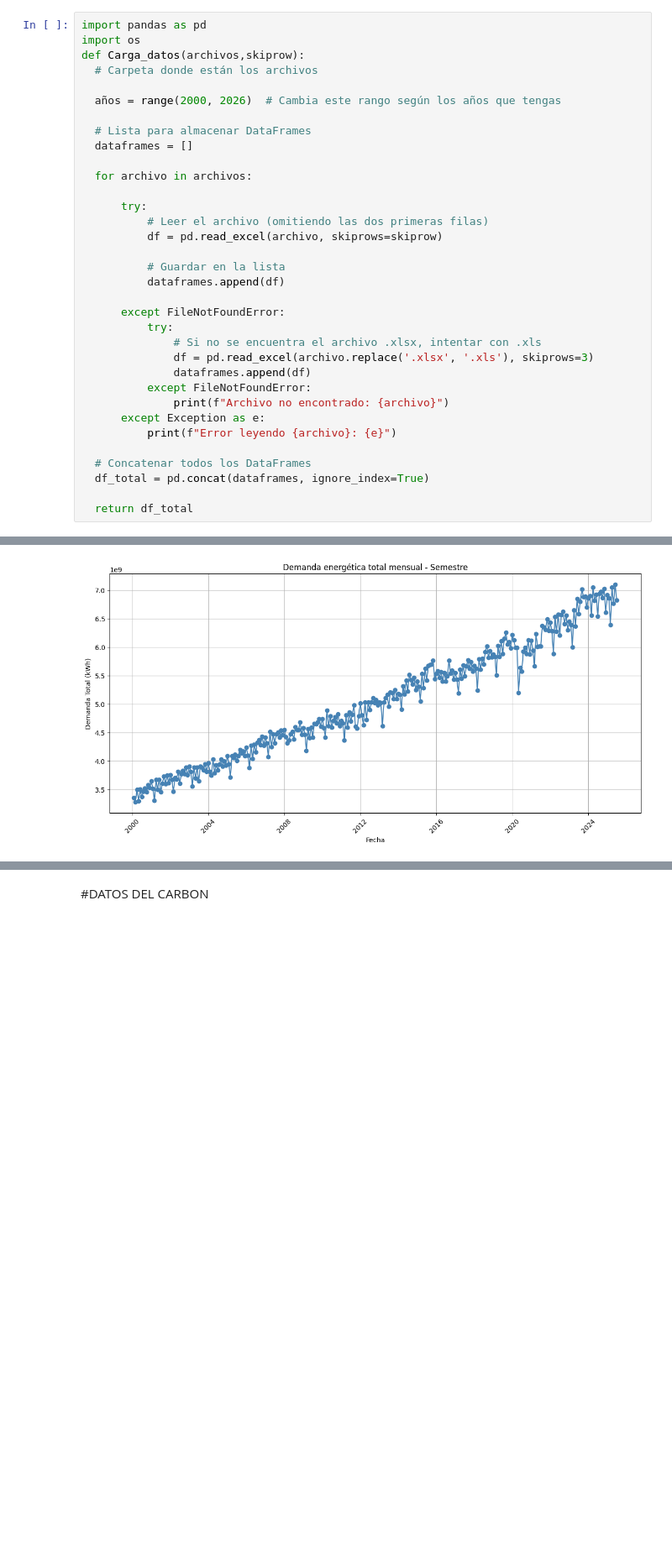
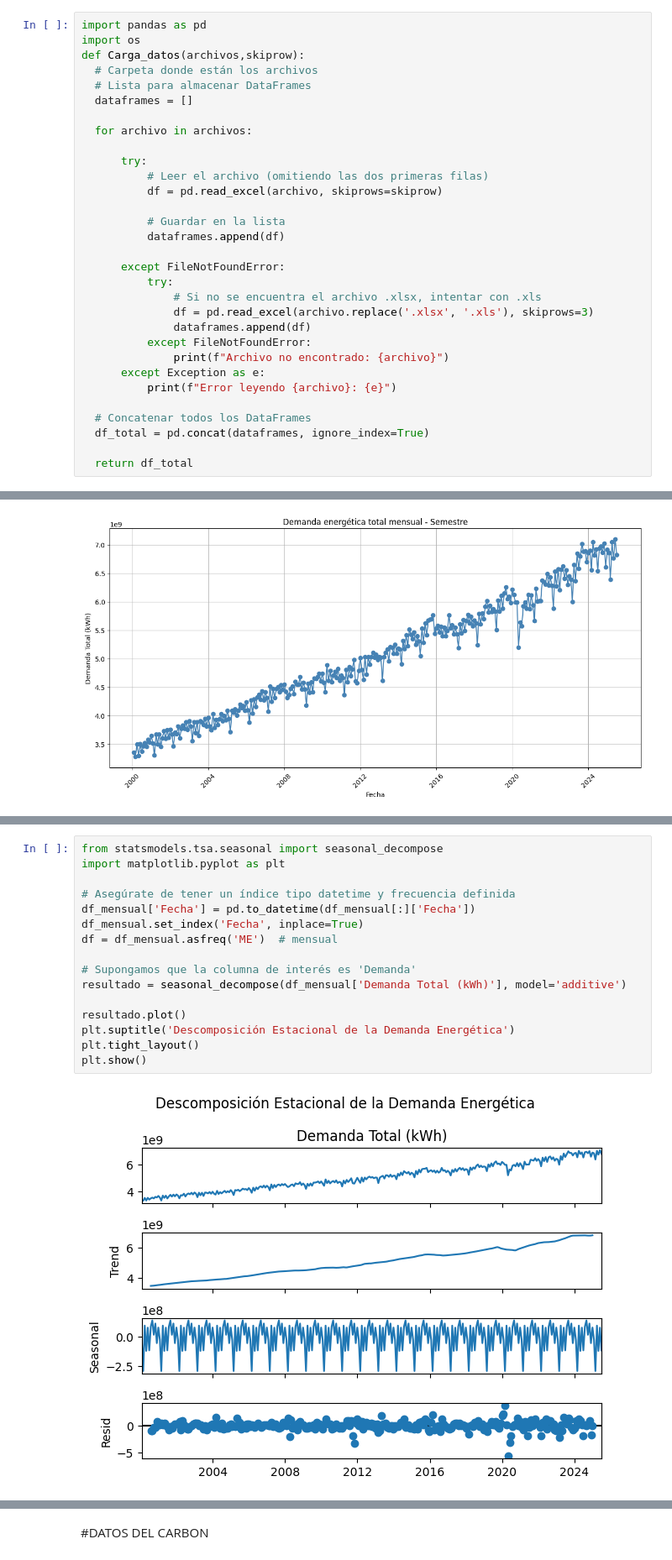
Before and after one commit to DarkSpartan345/Ciencia-de-datos-Energeticos, a Jupyter notebook: DemandaEnergetica/Demanda Energetica.ipynb, the cells around one changed output, grey strips where cells are left out. Shown: that part at 84% size. Saved outputs shown, nothing was run; the diff lists cells and outputs as text; blank space fills up the shorter version.

Commit message:
se crea la grafica de estacionalidad

```diff
--- a/DemandaEnergetica/Demanda Energetica.ipynb
+++ b/DemandaEnergetica/Demanda Energetica.ipynb
@@ -21,9 +15,6 @@ import pandas as pd
 import os
 def Carga_datos(archivos,skiprow):
   # Carpeta donde están los archivos
-
-  años = range(2000, 2026)  # Cambia este rango según los años que tengas
-
   # Lista para almacenar DataFrames
   dataframes = []
 
@@ -133,0 +129,18 @@ plot_demanda_energetica(df_mensual,titulo='Demanda energética total mensual - S
+# %%
+from statsmodels.tsa.seasonal import seasonal_decompose
+import matplotlib.pyplot as plt
+
+# Asegúrate de tener un índice tipo datetime y frecuencia definida
+df_mensual['Fecha'] = pd.to_datetime(df_mensual[:]['Fecha'])
+df_mensual.set_index('Fecha', inplace=True)
+df = df_mensual.asfreq('ME')  # mensual
+
+# Supongamos que la columna de interés es 'Demanda'
+resultado = seasonal_decompose(df_mensual['Demanda Total (kWh)'], model='additive')
+
+resultado.plot()
+plt.suptitle('Descomposición Estacional de la Demanda Energética')
+plt.tight_layout()
+plt.show()
+# %% [output]
+[figure, added]
```
Also changed, not shown: parts of 11 cells of this notebook.
